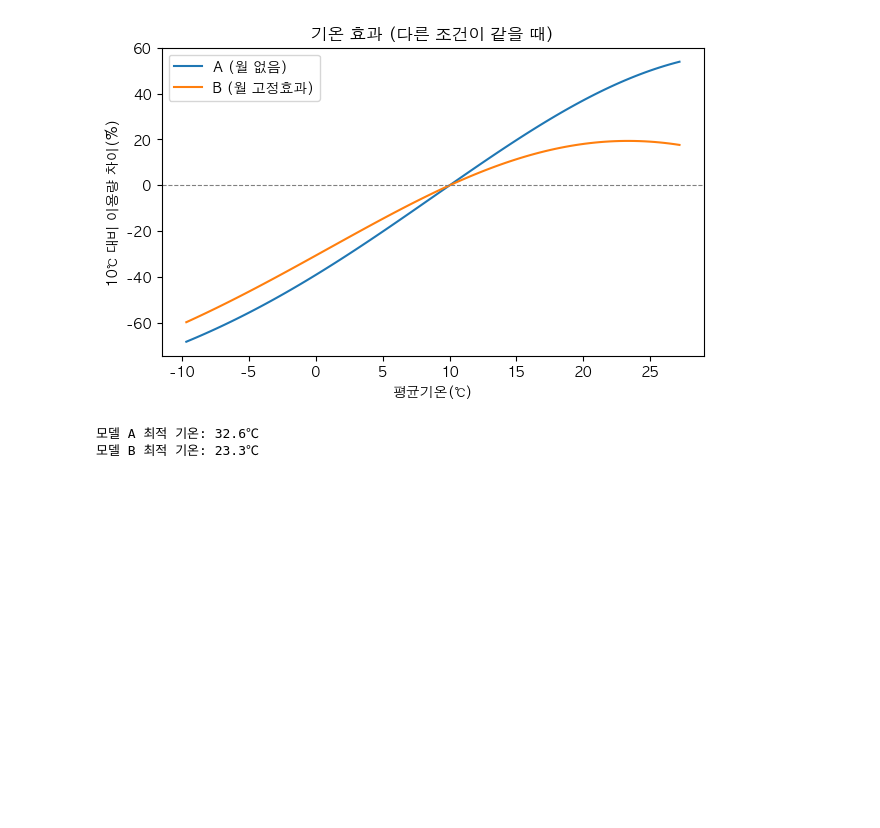
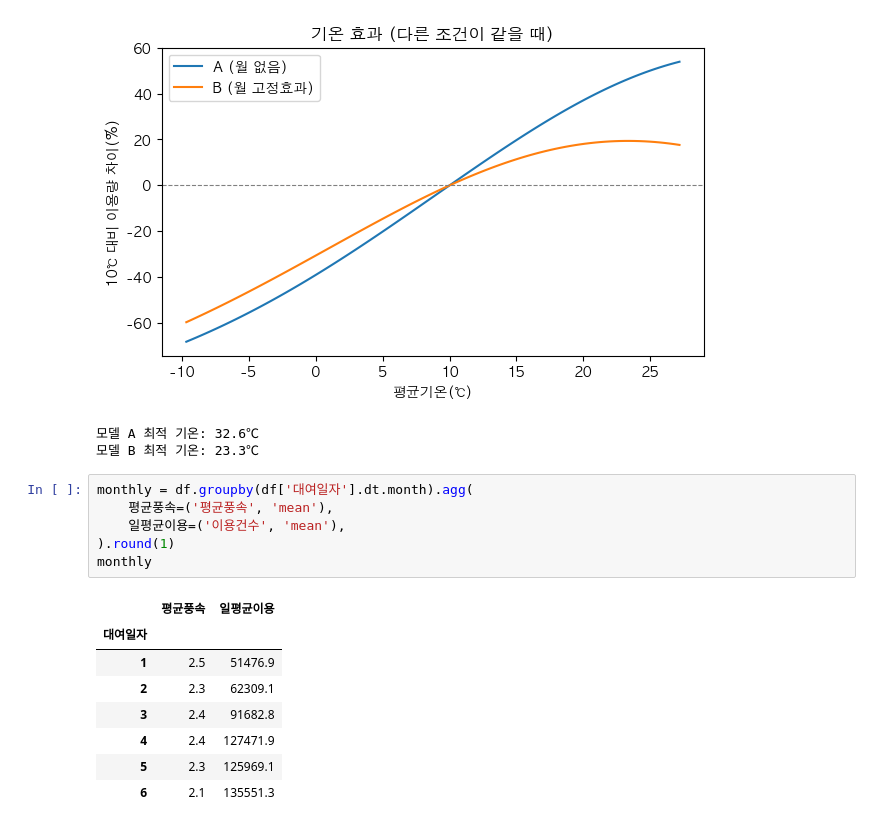
Before and after one commit to Wodud37/Seoul-Bike-Analysis, a Jupyter notebook: notebooks/03_regression.ipynb, the cells around one changed output. Drawn from its saved outputs; the diff is of its cells as text; blank space fills up the shorter version.

```diff
--- a/notebooks/03_regression.ipynb
+++ b/notebooks/03_regression.ipynb
@@ -112,3 +112,18 @@ for name, model in [('A', A), ('B', B)]:
 [figure]
 모델 A 최적 기온: 32.6℃
 모델 B 최적 기온: 23.3℃
+# %%
+monthly = df.groupby(df['대여일자'].dt.month).agg(
+    평균풍속=('평균풍속', 'mean'),
+    일평균이용=('이용건수', 'mean'),
+).round(1)
+monthly
+# %% [output]
+|  | 평균풍속 | 일평균이용 |
+| 대여일자 |  |  |
+| 1 | 2.5 | 51476.9 |
+| 2 | 2.3 | 62309.1 |
+| 3 | 2.4 | 91682.8 |
+| 4 | 2.4 | 127471.9 |
+| 5 | 2.3 | 125969.1 |
+| 6 | 2.1 | 135551.3 |
```
Also changed, not shown: 1 other file.
